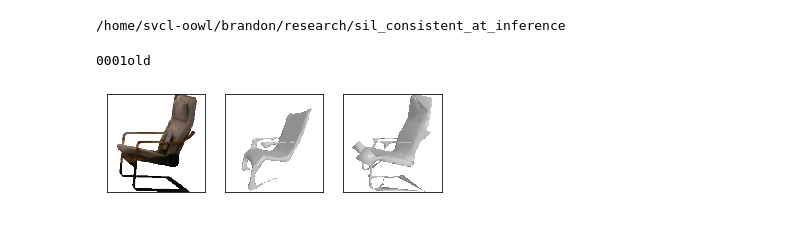
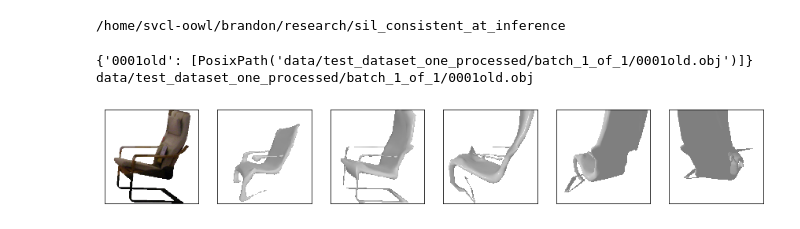
Before and after one commit to b7leung/sil_consistent_at_inference, a Jupyter notebook: notebooks/postprocess_dataset.ipynb, the cells around one changed output. Drawn from its saved outputs; the diff is of its cells as text; code cells hidden in the pictures.

```diff
--- a/notebooks/postprocess_dataset.ipynb
+++ b/notebooks/postprocess_dataset.ipynb
@@ -86,9 +154,11 @@ cfg = utils.load_config(cfg_path, "configs/default.yaml")
 device = torch.device("cuda:"+str(gpu_num))
 # %%
 # show postprocessed meshes at predicted angle
-show_meshes(cfg, device, exp_name)
+show_meshes_2(cfg, device, cfg['dataset']['input_dir_mesh']+"_{}".format(exp_name))
+#show_meshes_2(cfg, device, cfg['dataset']['input_dir_mesh']+"_{}/batch_1_of_1".format(exp_name))
 # %% [output]
-0001old
+{'0001old': [PosixPath('data/test_dataset_one_processed/batch_1_of_1/0001old.obj')]}
+data/test_dataset_one_processed/batch_1_of_1/0001old.obj
-[figure, old version]
+[figure, new version]
 # %%
 # show training loss info
```
Also changed, not shown: parts of 4 cells of this notebook, 24 other files.
